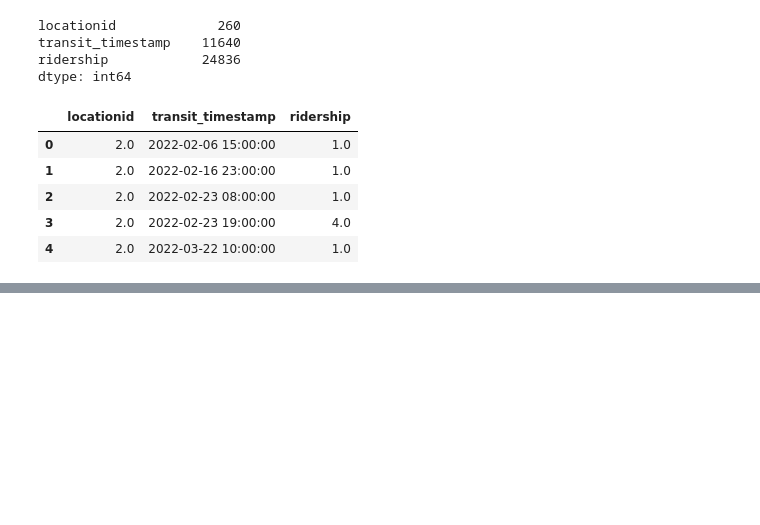
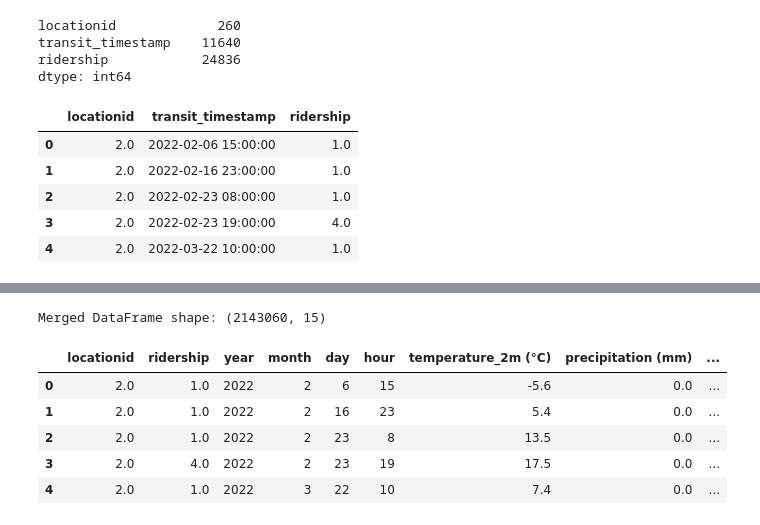
Before and after one commit to t-acheson/project2-fomo, a Jupyter notebook: data/weather.ipynb, the cells around one changed output, grey strips where cells are left out. Saved outputs shown, nothing was run; the diff lists cells and outputs as text; code cells hidden in the pictures; blank space fills up the shorter version.

```diff
--- a/data/weather.ipynb
+++ b/data/weather.ipynb
@@ -224,3 +234,17 @@ df_merged = pd.merge(filtered_df, df_filtered, left_on='transit_timestamp', righ
+# %%
+df_merged = pd.merge(index, df_filtered, on=['year', 'month', 'day', 'hour'], how='left')
+
+# Verify the merged DataFrame
+print("Merged DataFrame shape:", df_merged.shape)
+df_merged.head()
+# %% [output]
+Merged DataFrame shape: (2143060, 15)
+|  | locationid | ridership | year | month | day | hour | temperature_2m (°C) | precipitation (mm) | ... |
+| 0 | 2.0 | 1.0 | 2022 | 2 | 6 | 15 | -5.6 | 0.0 | ... |
+| 1 | 2.0 | 1.0 | 2022 | 2 | 16 | 23 | 5.4 | 0.0 | ... |
+| 2 | 2.0 | 1.0 | 2022 | 2 | 23 | 8 | 13.5 | 0.0 | ... |
+| 3 | 2.0 | 4.0 | 2022 | 2 | 23 | 19 | 17.5 | 0.0 | ... |
+| 4 | 2.0 | 1.0 | 2022 | 3 | 22 | 10 | 7.4 | 0.0 | ... |
 # %%
 df_merged.head()
 # %% [output]
```
Also changed, not shown: parts of 14 cells of this notebook, 2 other files.
